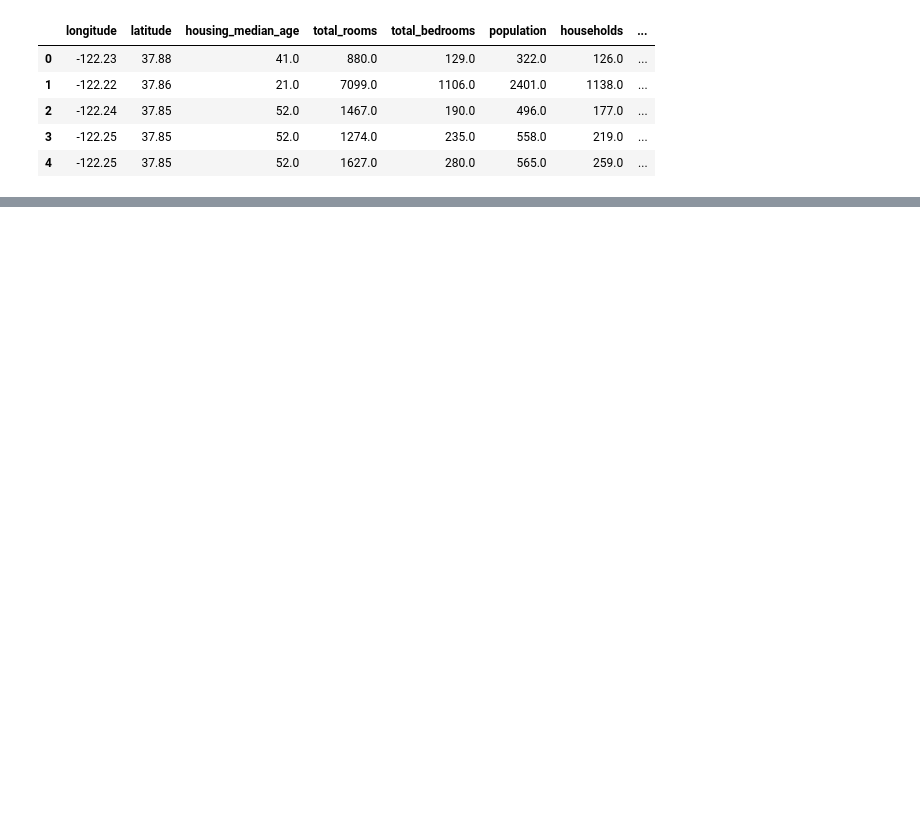
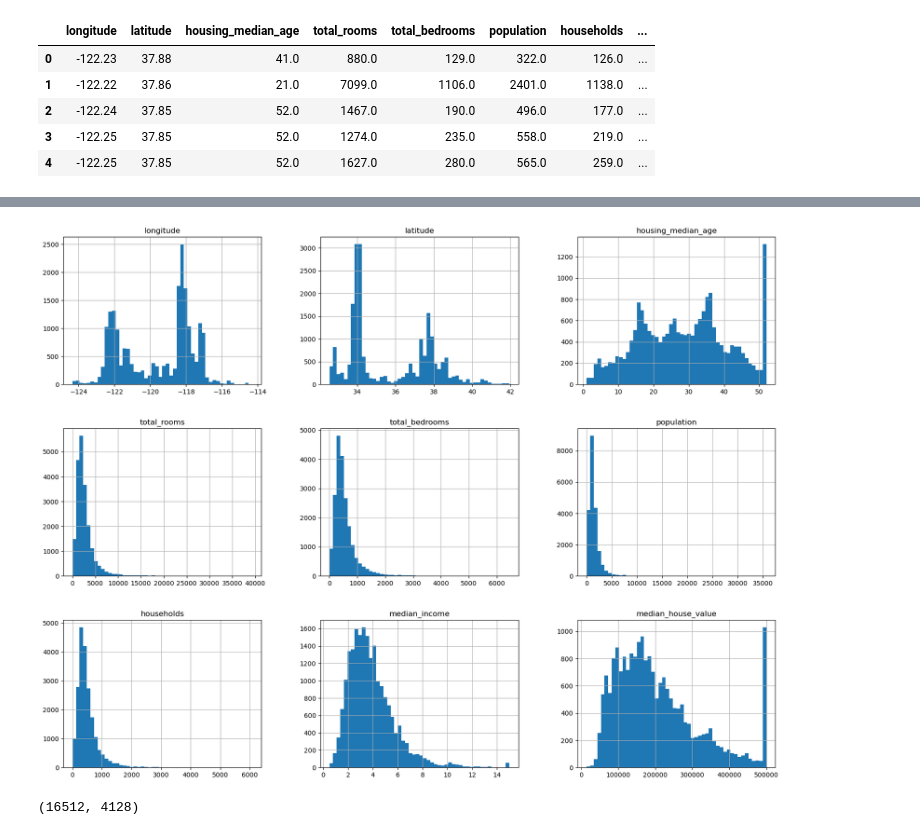
Before and after one commit to Caetanoog18/California_house_prices, a Jupyter notebook: house_prices.ipynb, the cells around one changed output, grey strips where cells are left out. Saved outputs shown, nothing was run; the diff lists cells and outputs as text; code cells hidden in the pictures; blank space fills up the shorter version.

```diff
--- a/house_prices.ipynb
+++ b/house_prices.ipynb
@@ -44,0 +77,5 @@ housing.head()
+# %%
+housing.hist(bins=50, figsize=(20,15))
+plt.show()
+# %% [output]
+[figure, added]
@@ -44,0 +91,4 @@ housing.head()
+# %%
+len(train_set), len(test_set)
+# %% [output]
+(16512, 4128)
```
Also changed, not shown: parts of 11 cells of this notebook.
